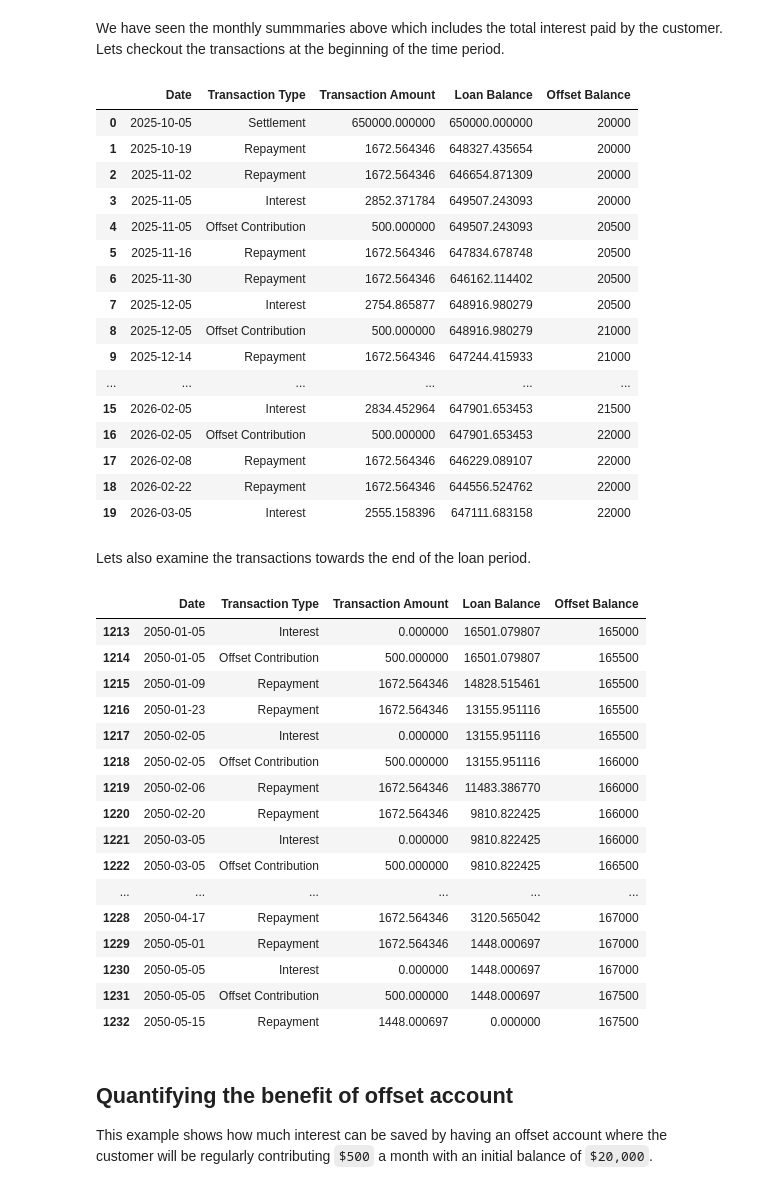
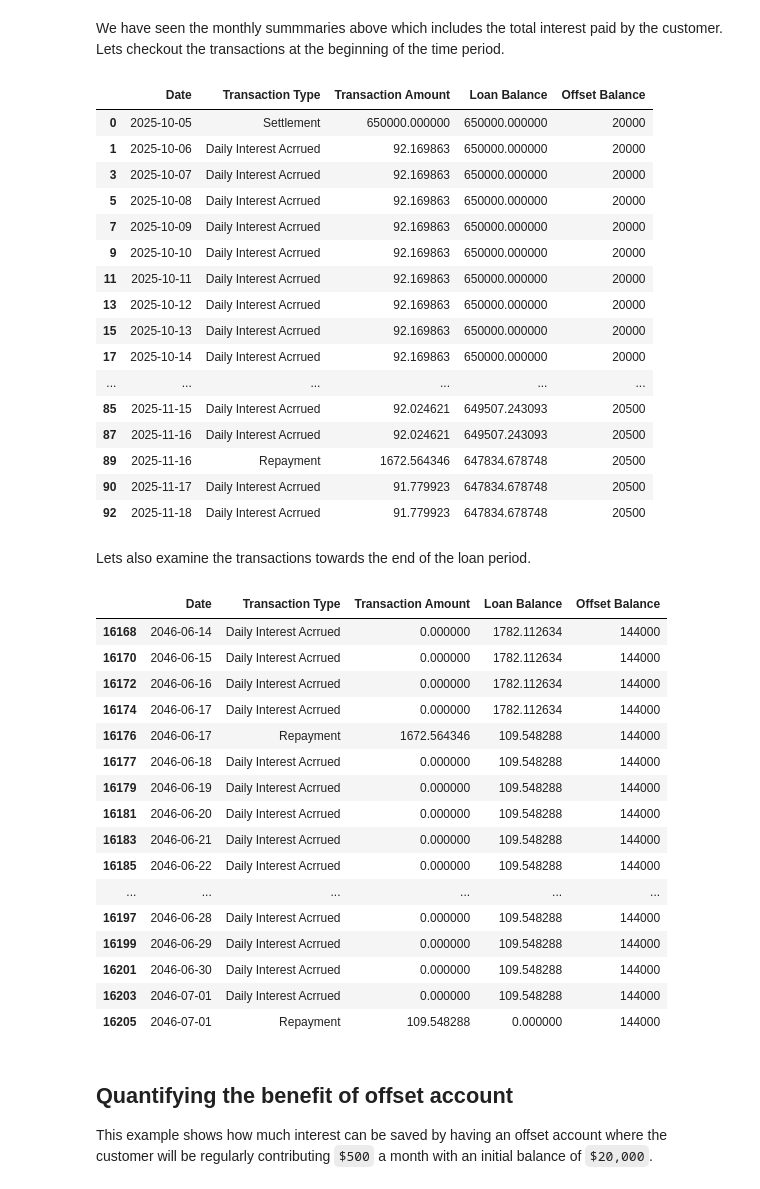
Before and after one commit to salaken-ds/loan_analysis_toolkit, a Jupyter notebook: docs/_sources/examples.ipynb, the cells around one changed output. Cells and saved outputs as stored; diff of their text form; code cells hidden in the pictures.

```diff
--- a/docs/_sources/examples.ipynb
+++ b/docs/_sources/examples.ipynb
@@ -16,6 +16,11 @@ repayment_frequency = 'fortnightly'  # Repayment frequency
 initial_offset_amount = 20_000  # Initial offset account balance in dollars
 offset_contribution_frequency = 'monthly'  # Offset contribution frequency
 offset_contribution_regular_amount = 500  # Offset contribution amount in dollars
+extra_repayments_frequency = 'annually'  # Extra repayments frequency
+extra_repayments_regular_amount = 5_000  # Extra repayments amount in dollars
+# Whether to capture daily and monthly interest accruals in the transactions
+# Default is False
+capture_interest_accrual = True
 
 loan_parameters = {'loan_amount' : loan_amount,
                 'annual_rate' : annual_rate,
@@ -25,7 +30,10 @@ loan_parameters = {'loan_amount' : loan_amount,
                 'repayment_frequency' : repayment_frequency,
                 'initial_offset_amount' : initial_offset_amount,
                 'offset_contribution_frequency' : offset_contribution_frequency,
-                'offset_contribution_regular_amount' : offset_contribution_regular_amount
+                'offset_contribution_regular_amount' : offset_contribution_regular_amount,
+                'extra_repayments_frequency' : extra_repayments_frequency,
+                'extra_repayments_regular_amount' : extra_repayments_regular_amount,
+                'capture_interest_accrual' : capture_interest_accrual
                 }
 
 res = prepare_loan_summary(loan_parameters, store_results = False)
@@ -44,47 +52,49 @@ total interested paid by the customer: 423561.74619052047
 # %% [markdown]
 We have seen the monthly summmaries above which includes the total interest paid by the customer. Lets checkout the transactions at the beginning of the time period.
 # %%
-res['all_transactions'].head(20)
+display_df = res['all_transactions'].copy()
+display_df = display_df.loc[display_df['Transaction Type'] != 'Monthly Interest Acrrued']
+display_df.head(50)
 # %% [output]
 |  | Date | Transaction Type | Transaction Amount | Loan Balance | Offset Balance |
 | 0 | 2025-10-05 | Settlement | 650000.000000 | 650000.000000 | 20000 |
-| 1 | 2025-10-19 | Repayment | 1672.564346 | 648327.435654 | 20000 |
-| 2 | 2025-11-02 | Repayment | 1672.564346 | 646654.871309 | 20000 |
-| 3 | 2025-11-05 | Interest | 2852.371784 | 649507.243093 | 20000 |
-| 4 | 2025-11-05 | Offset Contribution | 500.000000 | 649507.243093 | 20500 |
-| 5 | 2025-11-16 | Repayment | 1672.564346 | 647834.678748 | 20500 |
-| 6 | 2025-11-30 | Repayment | 1672.564346 | 646162.114402 | 20500 |
-| 7 | 2025-12-05 | Interest | 2754.865877 | 648916.980279 | 20500 |
-| 8 | 2025-12-05 | Offset Contribution | 500.000000 | 648916.980279 | 21000 |
-| 9 | 2025-12-14 | Repayment | 1672.564346 | 647244.415933 | 21000 |
+| 1 | 2025-10-06 | Daily Interest Acrrued | 92.169863 | 650000.000000 | 20000 |
+| 3 | 2025-10-07 | Daily Interest Acrrued | 92.169863 | 650000.000000 | 20000 |
+| 5 | 2025-10-08 | Daily Interest Acrrued | 92.169863 | 650000.000000 | 20000 |
+| 7 | 2025-10-09 | Daily Interest Acrrued | 92.169863 | 650000.000000 | 20000 |
+| 9 | 2025-10-10 | Daily Interest Acrrued | 92.169863 | 650000.000000 | 20000 |
+| 11 | 2025-10-11 | Daily Interest Acrrued | 92.169863 | 650000.000000 | 20000 |
+| 13 | 2025-10-12 | Daily Interest Acrrued | 92.169863 | 650000.000000 | 20000 |
+| 15 | 2025-10-13 | Daily Interest Acrrued | 92.169863 | 650000.000000 | 20000 |
+| 17 | 2025-10-14 | Daily Interest Acrrued | 92.169863 | 650000.000000 | 20000 |
 | ... | ... | ... | ... | ... | ... |
-| 15 | 2026-02-05 | Interest | 2834.452964 | 647901.653453 | 21500 |
-| 16 | 2026-02-05 | Offset Contribution | 500.000000 | 647901.653453 | 22000 |
-| 17 | 2026-02-08 | Repayment | 1672.564346 | 646229.089107 | 22000 |
-| 18 | 2026-02-22 | Repayment | 1672.564346 | 644556.524762 | 22000 |
-| 19 | 2026-03-05 | Interest | 2555.158396 | 647111.683158 | 22000 |
+| 85 | 2025-11-15 | Daily Interest Acrrued | 92.024621 | 649507.243093 | 20500 |
+| 87 | 2025-11-16 | Daily Interest Acrrued | 92.024621 | 649507.243093 | 20500 |
+| 89 | 2025-11-16 | Repayment | 1672.564346 | 647834.678748 | 20500 |
+| 90 | 2025-11-17 | Daily Interest Acrrued | 91.779923 | 647834.678748 | 20500 |
+| 92 | 2025-11-18 | Daily Interest Acrrued | 91.779923 | 647834.678748 | 20500 |
 # %% [markdown]
 Lets also examine the transactions towards the end of the loan period.
 # %%
-res['all_transactions'].tail(20)
+display_df.tail(20)
 # %% [output]
 |  | Date | Transaction Type | Transaction Amount | Loan Balance | Offset Balance |
-| 1213 | 2050-01-05 | Interest | 0.000000 | 16501.079807 | 165000 |
-| 1214 | 2050-01-05 | Offset Contribution | 500.000000 | 16501.079807 | 165500 |
-| 1215 | 2050-01-09 | Repayment | 1672.564346 | 14828.515461 | 165500 |
-| 1216 | 2050-01-23 | Repayment | 1672.564346 | 13155.951116 | 165500 |
-| 1217 | 2050-02-05 | Interest | 0.000000 | 13155.951116 | 165500 |
-| 1218 | 2050-02-05 | Offset Contribution | 500.000000 | 13155.951116 | 166000 |
-| 1219 | 2050-02-06 | Repayment | 1672.564346 | 11483.386770 | 166000 |
-| 1220 | 2050-02-20 | Repayment | 1672.564346 | 9810.822425 | 166000 |
-| 1221 | 2050-03-05 | Interest | 0.000000 | 9810.822425 | 166000 |
-| 1222 | 2050-03-05 | Offset Contribution | 500.000000 | 9810.822425 | 166500 |
+| 16168 | 2046-06-14 | Daily Interest Acrrued | 0.000000 | 1782.112634 | 144000 |
+| 16170 | 2046-06-15 | Daily Interest Acrrued | 0.000000 | 1782.112634 | 144000 |
+| 16172 | 2046-06-16 | Daily Interest Acrrued | 0.000000 | 1782.112634 | 144000 |
+| 16174 | 2046-06-17 | Daily Interest Acrrued | 0.000000 | 1782.112634 | 144000 |
+| 16176 | 2046-06-17 | Repayment | 1672.564346 | 109.548288 | 144000 |
+| 16177 | 2046-06-18 | Daily Interest Acrrued | 0.000000 | 109.548288 | 144000 |
+| 16179 | 2046-06-19 | Daily Interest Acrrued | 0.000000 | 109.548288 | 144000 |
+| 16181 | 2046-06-20 | Daily Interest Acrrued | 0.000000 | 109.548288 | 144000 |
+| 16183 | 2046-06-21 | Daily Interest Acrrued | 0.000000 | 109.548288 | 144000 |
+| 16185 | 2046-06-22 | Daily Interest Acrrued | 0.000000 | 109.548288 | 144000 |
 | ... | ... | ... | ... | ... | ... |
-| 1228 | 2050-04-17 | Repayment | 1672.564346 | 3120.565042 | 167000 |
-| 1229 | 2050-05-01 | Repayment | 1672.564346 | 1448.000697 | 167000 |
-| 1230 | 2050-05-05 | Interest | 0.000000 | 1448.000697 | 167000 |
-| 1231 | 2050-05-05 | Offset Contribution | 500.000000 | 1448.000697 | 167500 |
-| 1232 | 2050-05-15 | Repayment | 1448.000697 | 0.000000 | 167500 |
+| 16197 | 2046-06-28 | Daily Interest Acrrued | 0.000000 | 109.548288 | 144000 |
+| 16199 | 2046-06-29 | Daily Interest Acrrued | 0.000000 | 109.548288 | 144000 |
+| 16201 | 2046-06-30 | Daily Interest Acrrued | 0.000000 | 109.548288 | 144000 |
+| 16203 | 2046-07-01 | Daily Interest Acrrued | 0.000000 | 109.548288 | 144000 |
+| 16205 | 2046-07-01 | Repayment | 109.548288 | 0.000000 | 144000 |
 # %% [markdown]
 ## Quantifying the benefit of offset account
 This example shows how much interest can be saved by having an offset account where the customer will be regularly contributing `$500` a month with an initial balance of `$20,000`.
```
Also changed, not shown: parts of 2 cells of this notebook, 2 other files.
